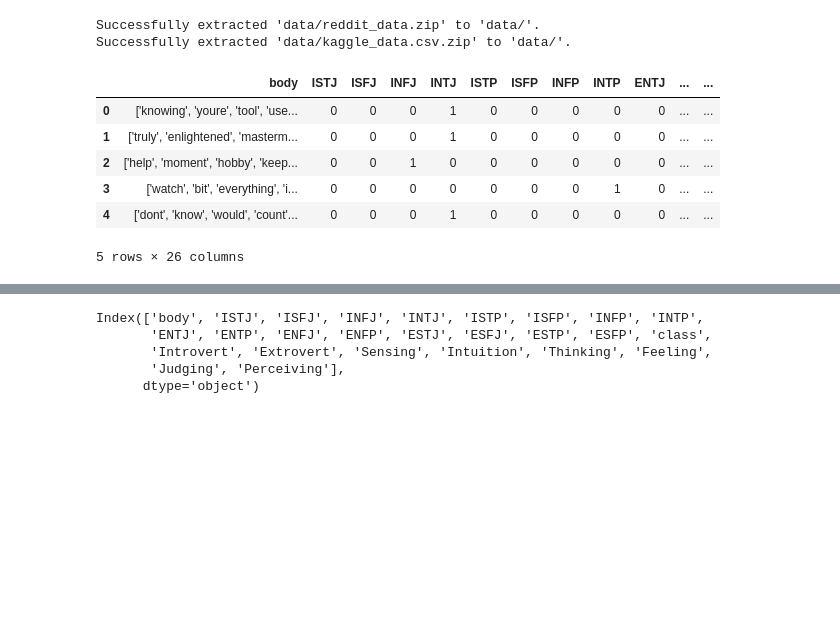
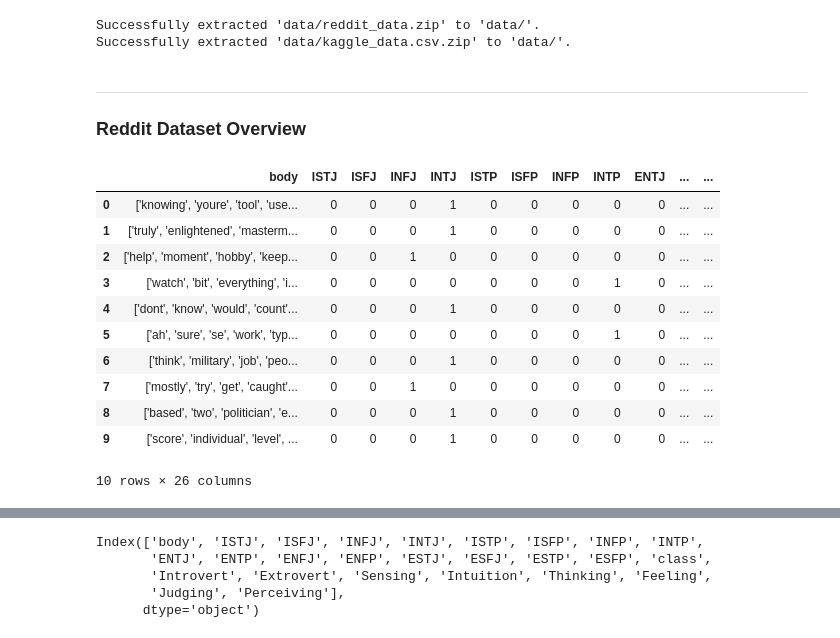
Before and after one commit to alexcyrrr/DATA780-MBTI_PROJECT, a Jupyter notebook: EDA.ipynb, the cells around one changed output, grey strips where cells are left out. Saved outputs shown, nothing was run; the diff lists cells and outputs as text; code cells hidden in the pictures; blank space fills up the shorter version.

```diff
--- a/EDA.ipynb
+++ b/EDA.ipynb
@@ -45,10 +60,19 @@ reddit_df = pd.read_csv('data/reddit_data.csv')
+# %% [markdown]
+---
+### Reddit Dataset Overview
 # %%
-reddit_df.head()
+# Show the first few rows
+reddit_df.head(10)
 # %% [output]
 |  | body | ISTJ | ISFJ | INFJ | INTJ | ISTP | ISFP | INFP | INTP | ENTJ | ... | ... |
 | 0 | ['knowing', 'youre', 'tool', 'use... | 0 | 0 | 0 | 1 | 0 | 0 | 0 | 0 | 0 | ... | ... |
 | 1 | ['truly', 'enlightened', 'masterm... | 0 | 0 | 0 | 1 | 0 | 0 | 0 | 0 | 0 | ... | ... |
 | 2 | ['help', 'moment', 'hobby', 'keep... | 0 | 0 | 1 | 0 | 0 | 0 | 0 | 0 | 0 | ... | ... |
 | 3 | ['watch', 'bit', 'everything', 'i... | 0 | 0 | 0 | 0 | 0 | 0 | 0 | 1 | 0 | ... | ... |
 | 4 | ['dont', 'know', 'would', 'count'... | 0 | 0 | 0 | 1 | 0 | 0 | 0 | 0 | 0 | ... | ... |
+| 5 | ['ah', 'sure', 'se', 'work', 'typ... | 0 | 0 | 0 | 0 | 0 | 0 | 0 | 1 | 0 | ... | ... |
+| 6 | ['think', 'military', 'job', 'peo... | 0 | 0 | 0 | 1 | 0 | 0 | 0 | 0 | 0 | ... | ... |
+| 7 | ['mostly', 'try', 'get', 'caught'... | 0 | 0 | 1 | 0 | 0 | 0 | 0 | 0 | 0 | ... | ... |
+| 8 | ['based', 'two', 'politician', 'e... | 0 | 0 | 0 | 1 | 0 | 0 | 0 | 0 | 0 | ... | ... |
+| 9 | ['score', 'individual', 'level', ... | 0 | 0 | 0 | 1 | 0 | 0 | 0 | 0 | 0 | ... | ... |
-5 rows × 26 columns
+10 rows × 26 columns
```
Also changed, not shown: parts of 22 cells of this notebook, 6 other files.
